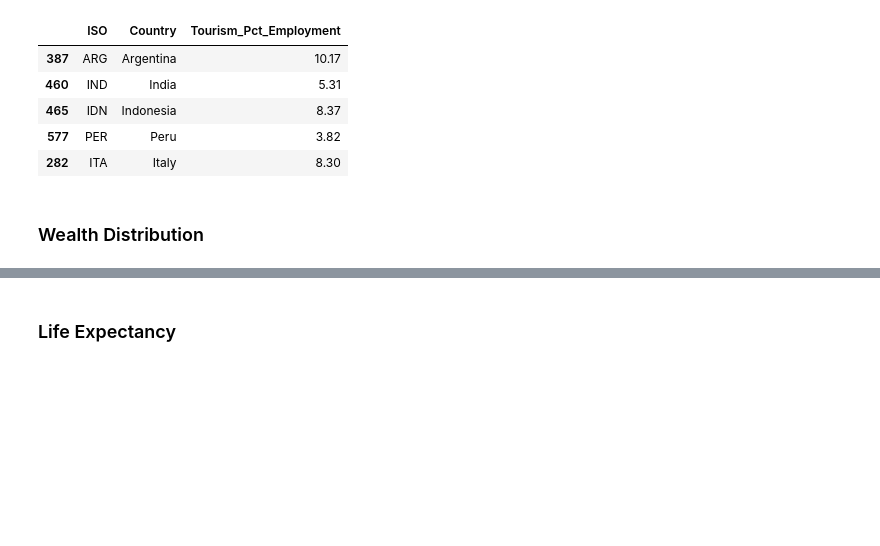
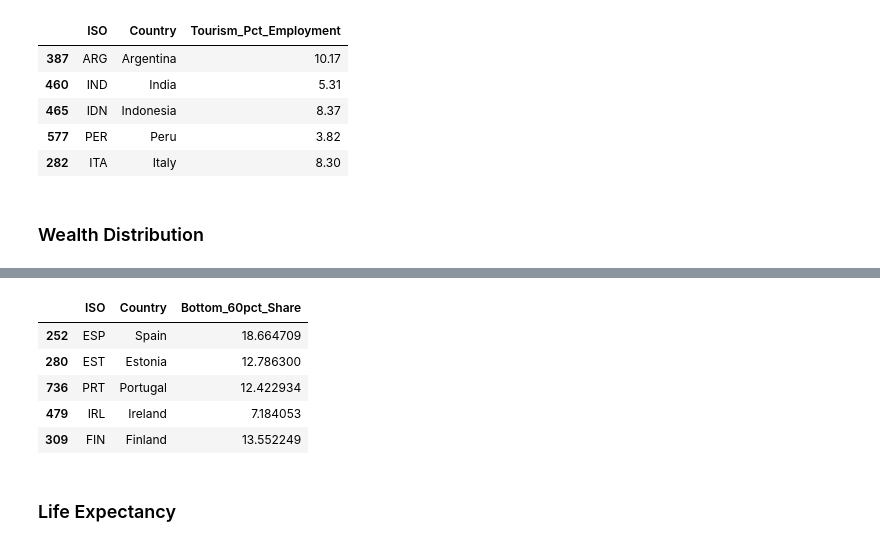
Before and after one commit to pvai-umich/SIADS591, a Jupyter notebook: Project_v1.1.ipynb, the cells around one changed output, grey strips where cells are left out. Cells and saved outputs as stored; diff of their text form; code cells hidden in the pictures; blank space fills up the shorter version.

```diff
--- a/Project_v1.1.ipynb
+++ b/Project_v1.1.ipynb
@@ -242,3 +251,24 @@ array(['Mean financial assets per household (current prices)',
+# %%
+# Create the bottom 60% dataframe
+
+df_bottom_60pct_share = dfraw_wealth[dfraw_wealth['Variable'] == 'Share of bottom 60% of wealth']
+
+# Choose the latest data point for each country
+df_bottom_60pct_share = df_bottom_60pct_share.sort_values('Time').groupby('Country').tail(1)
+
+# Choose the columns we want and rename them.
+df_bottom_60pct_share = df_bottom_60pct_share[['COUNTRY', 'Country', 'Value']]
+df_bottom_60pct_share.columns = ['ISO', 'Country', 'Bottom_60pct_Share']
+
+# Check to make sure it looks ok
+df_bottom_60pct_share.head()
+# %% [output]
+|  | ISO | Country | Bottom_60pct_Share |
+| 252 | ESP | Spain | 18.664709 |
+| 280 | EST | Estonia | 12.786300 |
+| 736 | PRT | Portugal | 12.422934 |
+| 479 | IRL | Ireland | 7.184053 |
+| 309 | FIN | Finland | 13.552249 |
 # %% [markdown]
 ### Life Expectancy
 # %%
```
Also changed, not shown: parts of 6 cells of this notebook.
